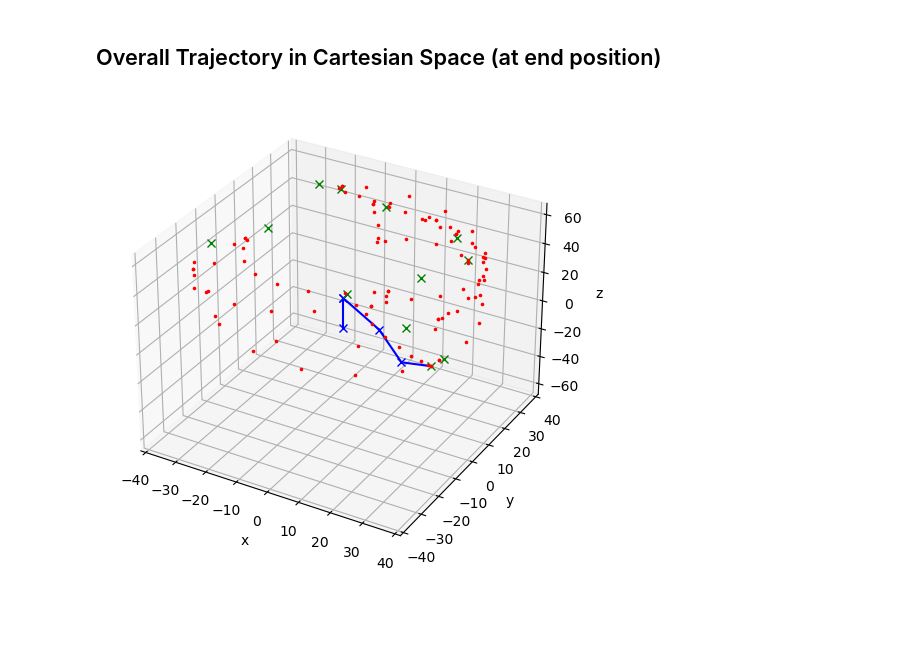
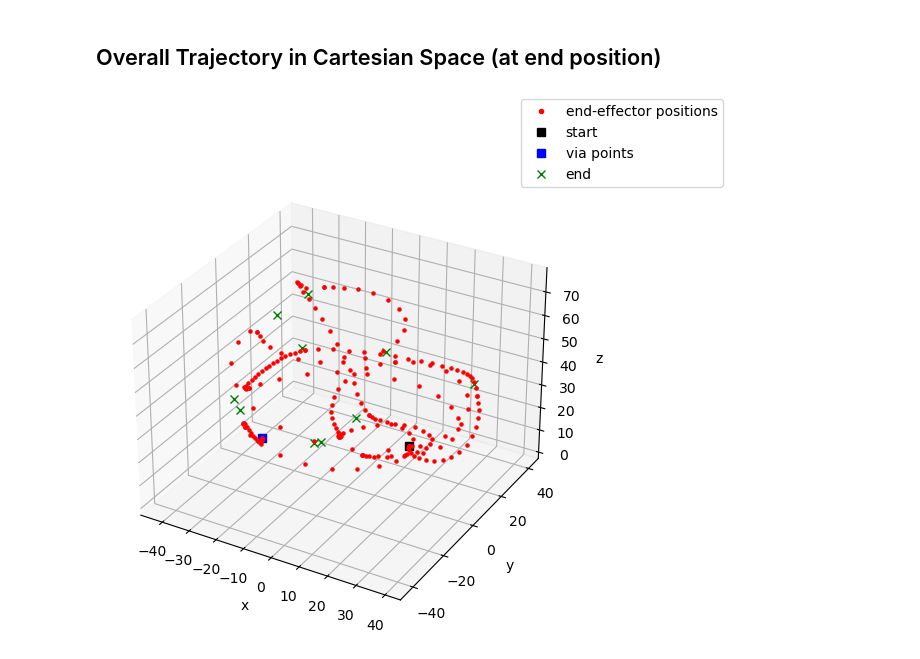
Before and after one commit to sunfanyi/robot-arm-analysis, a Jupyter notebook: trajectory_planning.ipynb, the cells around one changed output. Cells and saved outputs as stored; diff of their text form; code cells hidden in the pictures; blank space fills up the shorter version.

Commit message:
Add visualisation.

```diff
--- a/trajectory_planning.ipynb
+++ b/trajectory_planning.ipynb
@@ -348,27 +349,28 @@ def plot_trajectory(via_points, tf, a_vals, V_vals, t_blends, t_linears,
         t_start += tf[i]
 
     if plot:
+        unit = 'cm' if ylabel == '$d_1$' else 'rad'
+
         axes[0].plot(t_start, via_points[-1], 'rx')
     #     plt.axvline(t_start, color='red', linestyle='--')
         axes[0].plot(time_history, disp_ideal_history, 'b--')
         axes[0].plot(time_history, disp_history)
-
         axes[0].set_xlabel('Time (s)')
-        axes[0].set_ylabel(ylabel)
-        axes[0].set_title(ylabel + ' Displacement')
+        axes[0].set_ylabel('{} Displacement (${}$)'.format(ylabel, unit))
+#         axes[0].set_title(ylabel + ' Displacement')
 
         axes[1].plot(time_history, velo_history)
         axes[1].set_xlabel('Time (s)')
-        axes[1].set_ylabel(ylabel)
-        axes[1].set_title(ylabel + ' Velocity')
+        axes[1].set_ylabel('{} Velocity (${}/s$)'.format(ylabel, unit))
+#         axes[1].set_title(ylabel + ' Velocity')
 
         axes[2].plot(time_history, acc_history)
         axes[2].set_xlabel('Time (s)')
-        axes[2].set_ylabel(ylabel)
-        axes[2].set_title(ylabel + ' Acceleration')
+        axes[2].set_ylabel('{} Acceleration (${}/s^2$)'.format(ylabel, unit))
+#         axes[2].set_title(ylabel + ' Acceleration')
 
         fig.set_figheight(5)
-        fig.set_figwidth(15)
+        fig.set_figwidth(18)
         plt.show()
 
     return time_history, disp_history
@@ -466,39 +468,54 @@ for i in range(len(d1_paths)):
 %matplotlib inline
 
 fig = plt.figure(figsize=[8, 6])
 ax = fig.add_subplot(projection='3d')
 ax.set_xlabel('x')
 ax.set_ylabel('y')
 ax.set_zlabel('z')
 x_max = l2_val + l3_val + l4_val
 z_max = 40 + l0_val + le_val
-ax.set_xlim([-x_max*1, x_max*1])
-ax.set_ylim([-x_max*1, x_max*1])
-ax.set_zlim([-z_max*1, z_max*1])
+# ax.set_xlim([-x_max*1, x_max*1])
+# ax.set_ylim([-x_max*1, x_max*1])
+# ax.set_zlim([-z_max*1, z_max*1])
 
 for i in range(len(d1_paths)):
     d1_val = d1_paths[i]
     theta2_val = theta2_paths[i]
     theta3_val = theta3_paths[i]
     theta4_val = theta4_paths[i]
     values = {l0: l0_val, l2: l2_val, l3: l3_val, l4: l4_val, le: le_val,
               theta2: theta2_val, theta3: theta3_val, theta4: theta4_val,
               d1: d1_val}
     end_pos = P0e.subs(values)
-    ax.scatter(end_pos[0], end_pos[1], end_pos[2], s=10, c='r', marker='.')
+    ax.scatter(end_pos[0], end_pos[1], end_pos[2], c='r', marker='.')
 
 Pii_pos = Matrix([0, 0, 0, 1])
 P01_pos = (T01 * Pii_pos).subs(values)
 P02_pos = (T01 * T12 * Pii_pos).subs(values)
 P03_pos = (T01 * T12 * T23 * Pii_pos).subs(values)
 P04_pos = (T01 * T12 * T23 * T34 * Pii_pos).subs(values)
 
-plot_links(ax, [Pii_pos, P01_pos, P02_pos, P03_pos, P04_pos, end_pos],
-           show_coor=False)
+# plot_links(ax, [Pii_pos, P01_pos, P02_pos, P03_pos, P04_pos, end_pos],
+#            show_coor=False)
 
-for via_points in P_coordinates:
-    ax.plot(via_points[0], via_points[1], via_points[2], 'gx')
+# plot via points
+for i in range(len(P_coordinates)):
+    if i == 0:
+        ax.plot(P_coordinates[i, 0], P_coordinates[i, 1], P_coordinates[i, 2], 'bs')
+    elif i == len(P_coordinates)-1:
+        ax.plot(P_coordinates[i, 0], P_coordinates[i, 1], P_coordinates[i, 2], 'ks')
+    else:
+        ax.plot(P_coordinates[i, 0], P_coordinates[i, 1], P_coordinates[i, 2], 'gx')
+
+# manually add legends
+handles = [plt.Line2D([0], [0], color='r', marker='.', linestyle=''),
+           plt.Line2D([0], [0], color='k', marker='s', linestyle=''),
+           plt.Line2D([0], [0], color='b', marker='s', linestyle=''),
+           plt.Line2D([0], [0], color='g', marker='x', linestyle='')]
+labels = ['end-effector positions', 'start', 'via points', 'end']
+
+fig.legend(handles, labels)
 
 plt.show()
 # %% [output]
-[figure, old version]
+[figure, new version]
```
Also changed, not shown: parts of 5 cells of this notebook, 8 other files.
